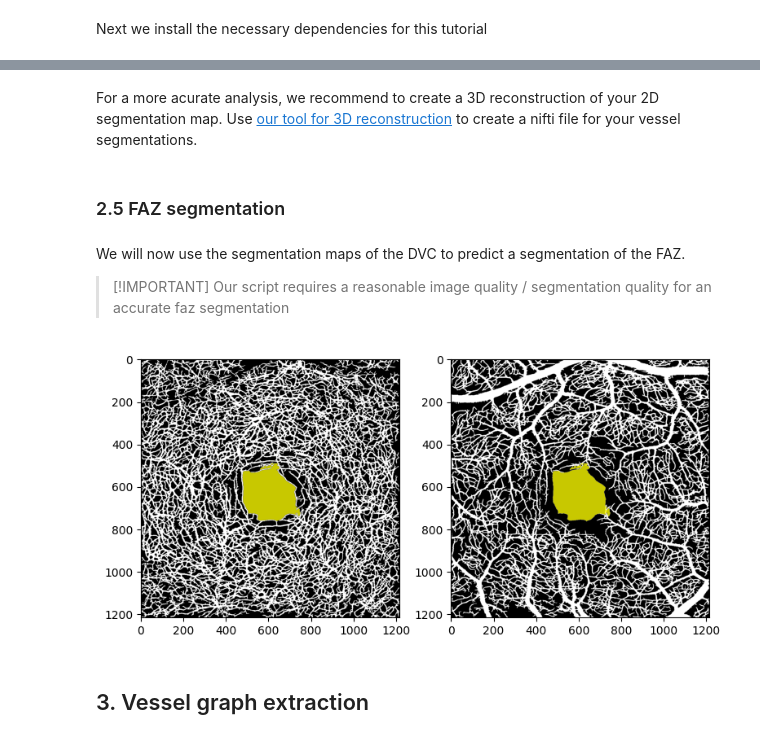
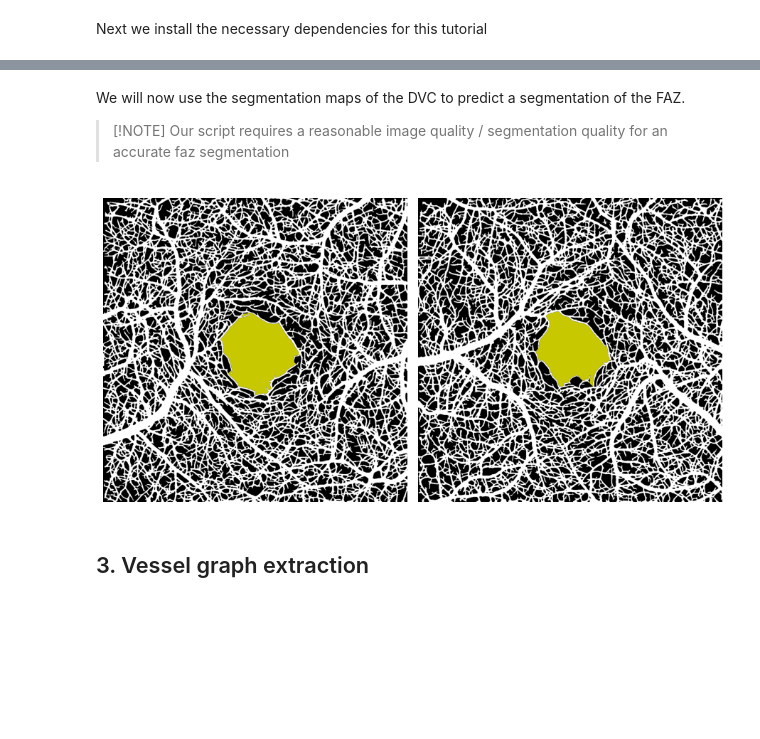
Before and after one commit to KreitnerL/OCTA-graph-extraction, a Jupyter notebook: manual_example_ETDRS_analysis.ipynb, the cells around one changed output, grey strips where cells are left out. Cells and saved outputs as stored; diff of their text form; code cells hidden in the pictures; blank space fills up the shorter version.

```diff
--- a/manual_example_ETDRS_analysis.ipynb
+++ b/manual_example_ETDRS_analysis.ipynb
@@ -41,10 +66,12 @@ Let us have a look at our dataset first:
 # %%
-path_to_OCTA_images: str = ... # TODO Absolute path to the folder containing your OCTA images
+path_to_segmentations: str = f"{SRC_DIR}/*.png"
 
-image_paths = natsorted(glob(path_to_OCTA_images, recursive=True))
-assert len(image_paths)>0, f"No files found for path {path_to_OCTA_images}"
-
-_, (ax1,ax2) = plt.subplots(nrows=1,ncols=2, figsize=(9,5))
+image_paths = natsorted(glob(path_to_segmentations, recursive=True))
+assert len(image_paths)>0, f"No files found for path {path_to_segmentations}"
+_, (ax1, ax2) = plt.subplots(nrows=1, ncols=2, figsize=(9, 5))
 ax1.imshow(Image.open(image_paths[0]), cmap="gray")
+ax1.axis('off')
 ax2.imshow(Image.open(image_paths[1]), cmap="gray")
+ax2.axis('off')
+plt.tight_layout()
 # %% [output]
@@ -62,9 +78,0 @@ OUTPUT_DIR=...# TODO Absolute path to your parent folder containing all images
-# %%
-path_to_OCTA_images: str = ... # ".../*.png" # TODO Absolute path to the folder containing your OCTA images
-
-image_paths = natsorted(glob(path_to_OCTA_images, recursive=True))
-assert len(image_paths)>0, f"No files found for path {path_to_OCTA_images}"
-
-_, (ax1,ax2) = plt.subplots(nrows=1,ncols=2, figsize=(9,5))
-ax1.imshow(Image.open(image_paths[0]), cmap="gray")
-ax2.imshow(Image.open(image_paths[1]), cmap="gray")
@@ -94,8 +81,4 @@ ax2.imshow(Image.open(image_paths[1]), cmap="gray")
-# %% [markdown]
-For a more acurate analysis, we recommend to create a 3D reconstruction of your 2D segmentation map. Use [our tool for 3D reconstruction](https://github.com/TUM-AIMED/OCTA-seg) to create a nifti file for your vessel segmentations.
-# %% [markdown]
-### 2.5 FAZ segmentation
 # %% [markdown]
 We will now use the segmentation maps of the DVC to predict a segmentation of the FAZ.
 
-> [!IMPORTANT] Our script requires a reasonable image quality / segmentation quality for an accurate faz segmentation
+> [!NOTE] Our script requires a reasonable image quality / segmentation quality for an accurate faz segmentation
@@ -106,33 +88,37 @@ RESULT_DIR=... # TODO Absolute path to the folder to save the faz segmentation m
 # %%
-path_to_faz_segmentations: str = ... # .../*.png # TODO Absolute path to the folder containing your faz segmentation maps
+path_to_faz_segmentations: str = f"{OUT_DIR}/*.png"
 
 faz_paths = natsorted(glob(path_to_faz_segmentations, recursive=True))
 assert len(faz_paths)>0, f"No files found for path {path_to_faz_segmentations}"
 
 # generate the colors for your colormap
 color1 = colorConverter.to_rgba('white')
 color2 = colorConverter.to_rgba('black')
 
 # make the colormaps
 cmap1 = mpl.colors.LinearSegmentedColormap.from_list('my_cmap',[color2,color1],256)
 cmap2 = mpl.colors.LinearSegmentedColormap.from_list('my_cmap2',[color1,"yellow"],256)
 
 cmap2._init() # create the _lut array, with rgba values
 
 # create your alpha array and fill the colormap with them.
 # here it is progressive, but you can create whathever you want
 alphas = np.linspace(0, 0.8, cmap2.N+3)
 cmap2._lut[:,-1] = alphas
 
 _, (ax1,ax2) = plt.subplots(nrows=1,ncols=2, figsize=(9,5))
 ax1.imshow(Image.open(image_paths[0]), cmap=cmap1)
+ax1.axis('off')
 ax1.imshow(Image.open(faz_paths[0]), cmap=cmap2, origin="lower")
 ax1.invert_yaxis()
 ax2.imshow(Image.open(image_paths[1]), cmap=cmap1)
-ax2.imshow(Image.open(faz_paths[0]), cmap=cmap2, origin="lower")
+ax2.axis('off')
+ax2.imshow(Image.open(faz_paths[1]), cmap=cmap2, origin="lower")
 ax2.invert_yaxis()
+
+plt.tight_layout()
 # %% [output]
-[figure, old version]
+[figure, new version]
 # %% [markdown]
 ## 3. Vessel graph extraction
 # %% [markdown]
```
Also changed, not shown: parts of 31 cells of this notebook, 5 other files.
